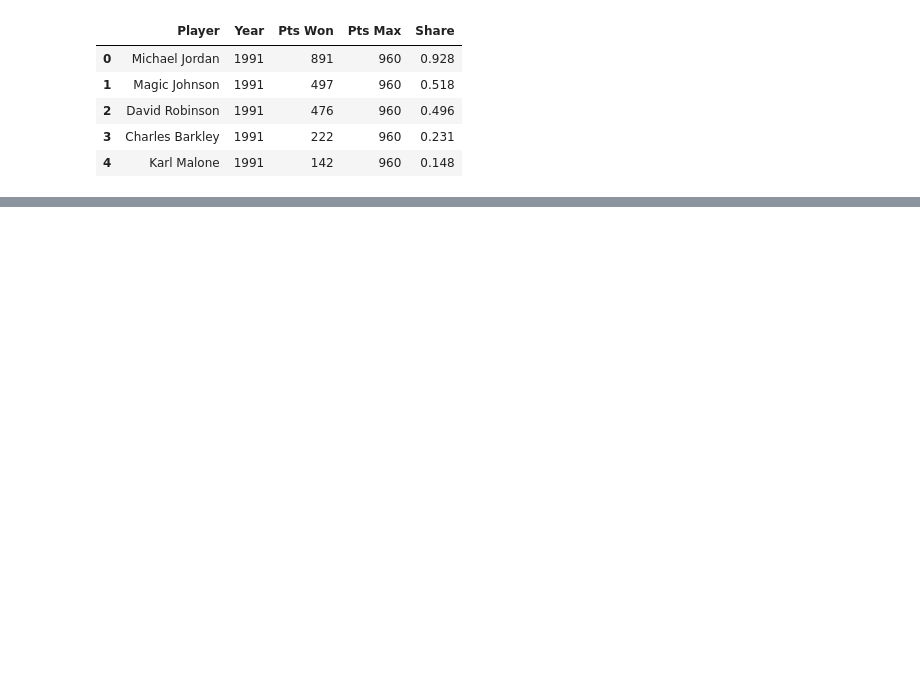
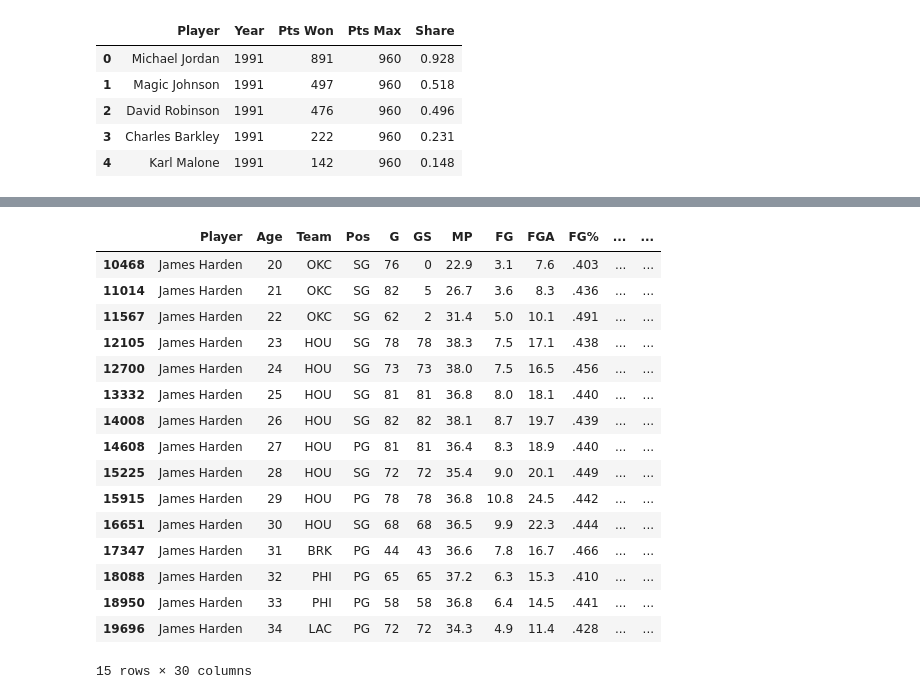
Before and after one commit to AvirukthGT/NBA-MVP-Prediction, a Jupyter notebook: data_cleaning.ipynb, the cells around one changed output, grey strips where cells are left out. Cells and saved outputs as stored; diff of their text form; code cells hidden in the pictures; blank space fills up the shorter version.

```diff
--- a/data_cleaning.ipynb
+++ b/data_cleaning.ipynb
@@ -30,0 +110,38 @@ mvps.head()
+# %%
+def single_row(df):
+    combined_rows = df[df['Team'].isin(['2TM', '3TM'])]
+
+    if not combined_rows.empty:
+        # Use the combined row (e.g., full season), and replace team name with last actual team
+        row = combined_rows.copy()
+        row.loc[:, 'Team'] = df.iloc[-1]['Team']
+        return row
+    else:
+        # No combined row, just take the last actual team played for
+        return df.iloc[[-1]]  # keep as DataFrame
+
+players=players.groupby(['Player',"Year"]).apply(single_row)
+# %%
+players.index=players.index.droplevel()
+# %%
+players.index=players.index.droplevel()
+# %%
+players[players['Player']=='James Harden']
+# %% [output]
+|  | Player | Age | Team | Pos | G | GS | MP | FG | FGA | FG% | ... | ... |
+| 10468 | James Harden | 20 | OKC | SG | 76 | 0 | 22.9 | 3.1 | 7.6 | .403 | ... | ... |
+| 11014 | James Harden | 21 | OKC | SG | 82 | 5 | 26.7 | 3.6 | 8.3 | .436 | ... | ... |
+| 11567 | James Harden | 22 | OKC | SG | 62 | 2 | 31.4 | 5.0 | 10.1 | .491 | ... | ... |
+| 12105 | James Harden | 23 | HOU | SG | 78 | 78 | 38.3 | 7.5 | 17.1 | .438 | ... | ... |
+| 12700 | James Harden | 24 | HOU | SG | 73 | 73 | 38.0 | 7.5 | 16.5 | .456 | ... | ... |
+| 13332 | James Harden | 25 | HOU | SG | 81 | 81 | 36.8 | 8.0 | 18.1 | .440 | ... | ... |
+| 14008 | James Harden | 26 | HOU | SG | 82 | 82 | 38.1 | 8.7 | 19.7 | .439 | ... | ... |
+| 14608 | James Harden | 27 | HOU | PG | 81 | 81 | 36.4 | 8.3 | 18.9 | .440 | ... | ... |
+| 15225 | James Harden | 28 | HOU | SG | 72 | 72 | 35.4 | 9.0 | 20.1 | .449 | ... | ... |
+| 15915 | James Harden | 29 | HOU | PG | 78 | 78 | 36.8 | 10.8 | 24.5 | .442 | ... | ... |
+| 16651 | James Harden | 30 | HOU | SG | 68 | 68 | 36.5 | 9.9 | 22.3 | .444 | ... | ... |
+| 17347 | James Harden | 31 | BRK | PG | 44 | 43 | 36.6 | 7.8 | 16.7 | .466 | ... | ... |
+| 18088 | James Harden | 32 | PHI | PG | 65 | 65 | 37.2 | 6.3 | 15.3 | .410 | ... | ... |
+| 18950 | James Harden | 33 | PHI | PG | 58 | 58 | 36.8 | 6.4 | 14.5 | .441 | ... | ... |
+| 19696 | James Harden | 34 | LAC | PG | 72 | 72 | 34.3 | 4.9 | 11.4 | .428 | ... | ... |
+15 rows × 30 columns
```
Also changed, not shown: parts of 23 cells of this notebook, 1 other file.
